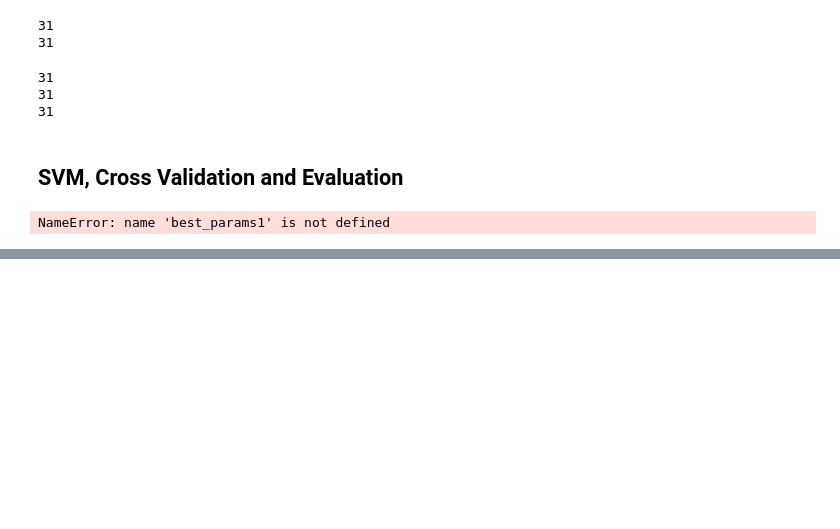
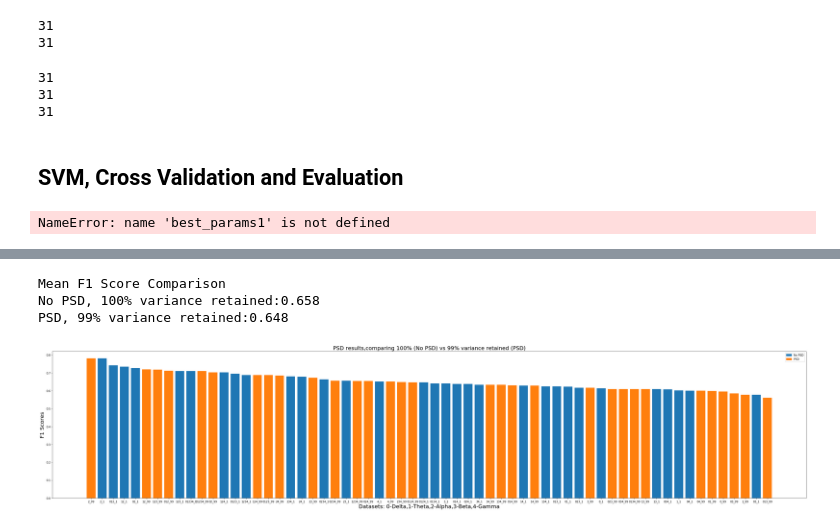
Before and after one commit to wu-di995/EEG_ML_Project, a Jupyter notebook: Python/EEG_think_count.ipynb, the cells around one changed output, grey strips where cells are left out. Drawn from its saved outputs; the diff is of its cells as text; code cells hidden in the pictures; blank space fills up the shorter version.

```diff
--- a/Python/EEG_think_count.ipynb
+++ b/Python/EEG_think_count.ipynb
@@ -609,0 +755,7 @@ NameError: name 'best_params1' is not defined
+# %%
+plot_barVarainceCompare(PSD_results_df,PSD_savedir)
+# %% [output]
+Mean F1 Score Comparison
+No PSD, 100% variance retained:0.658
+PSD, 99% variance retained:0.648
+[figure, added]
```
Also changed, not shown: parts of 6 cells of this notebook, 3 other files.
